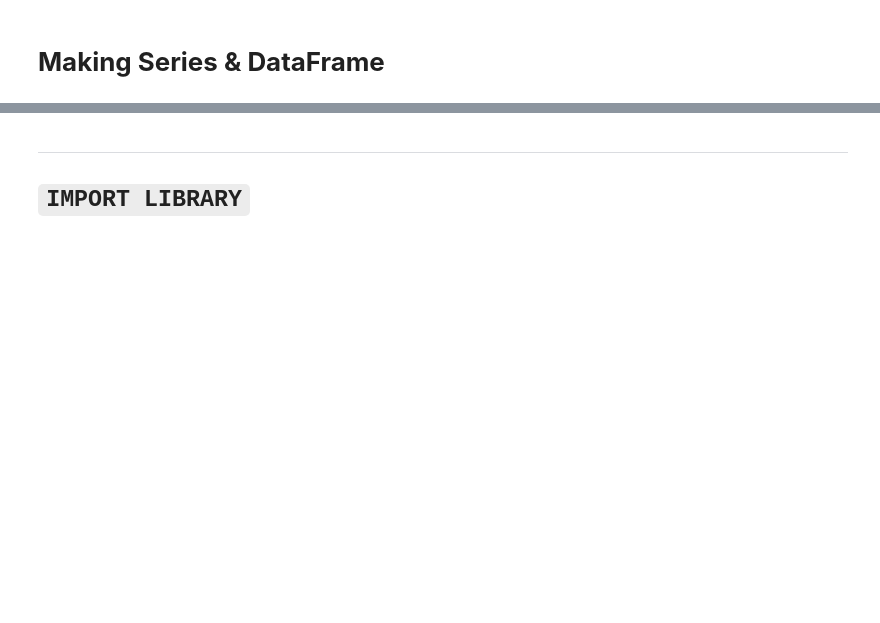
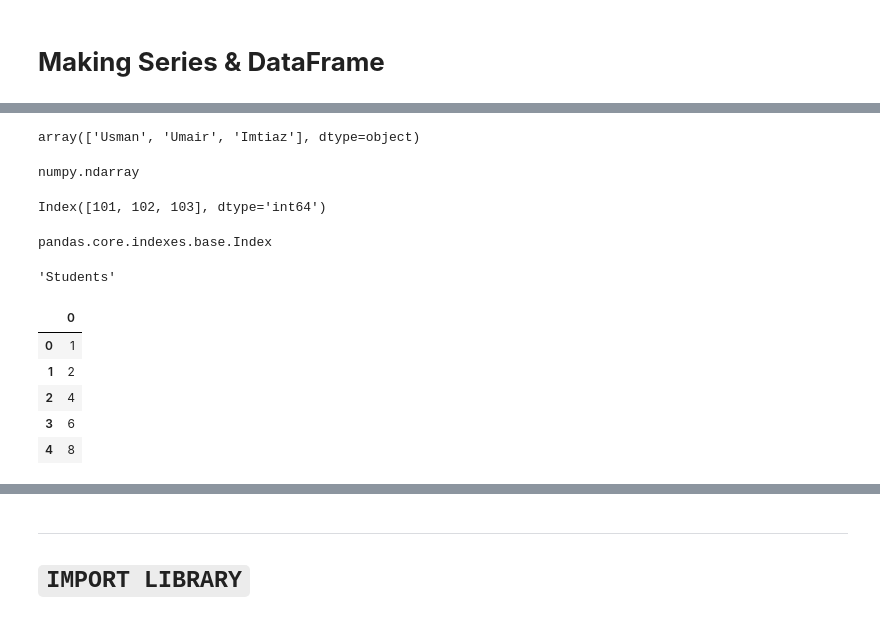
Before and after one commit to Shaikh-Hafiz-Yahya/AI_Road_Map_2026, a Jupyter notebook: Module04_Pandas/Lecture01.ipynb, the cells around one changed output, grey strips where cells are left out. Saved outputs shown, nothing was run; the diff lists cells and outputs as text; code cells hidden in the pictures; blank space fills up the shorter version.

Commit message:
Data Manipulation

```diff
--- a/Module04_Pandas/Lecture01.ipynb
+++ b/Module04_Pandas/Lecture01.ipynb
@@ -4,0 +84,37 @@ import pandas as pd
+# %%
+s3.values
+# %% [output]
+array(['Usman', 'Umair', 'Imtiaz'], dtype=object)
+# %%
+type(s3.values)
+# %% [output]
+numpy.ndarray
+# %%
+s3.index
+# %% [output]
+Index([101, 102, 103], dtype='int64')
+# %%
+type(s3.index)
+# %% [output]
+pandas.core.indexes.base.Index
+# %%
+s3.name
+# %% [output]
+'Students'
+# %%
+# DataFrame
+
+df = pd.DataFrame([
+
+    1 , 2 , 4 , 6 , 8
+
+    ])
+
+df
+# %% [output]
+|  | 0 |
+| 0 | 1 |
+| 1 | 2 |
+| 2 | 4 |
+| 3 | 6 |
+| 4 | 8 |
```
Also changed, not shown: parts of 25 cells of this notebook.
